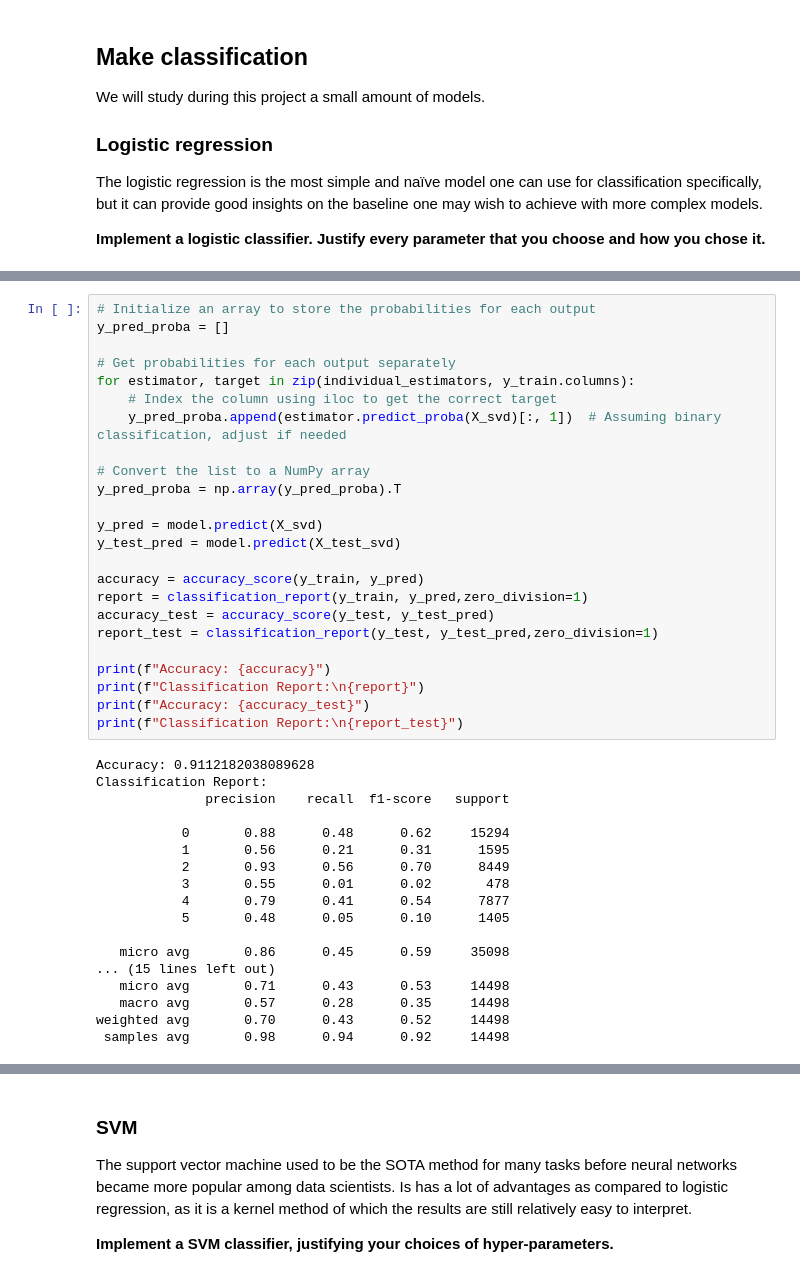
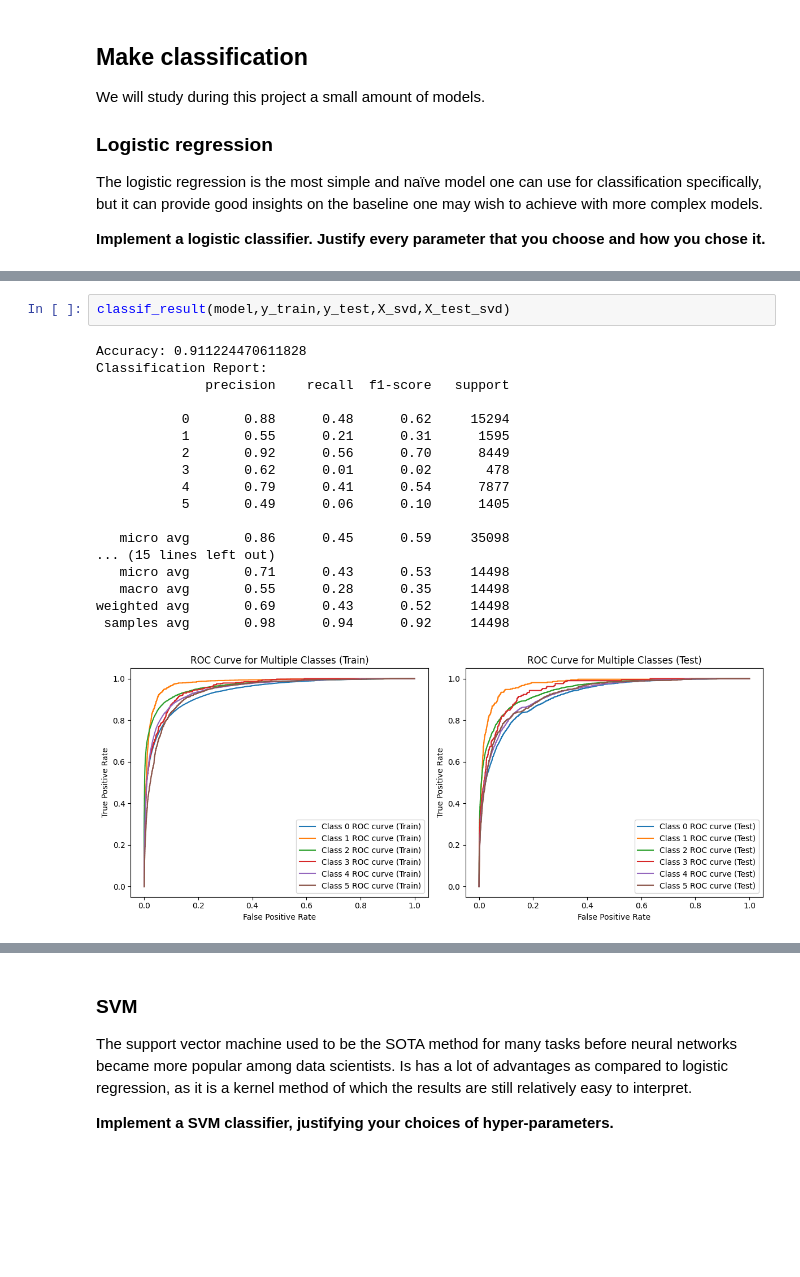
Before and after one commit to godinlu/toxic_comment_classification, a Jupyter notebook: Project_3.ipynb, the cells around one changed output, grey strips where cells are left out. Saved outputs shown, nothing was run; the diff lists cells and outputs as text; blank space fills up the shorter version.

Commit message:
Fonction classif_result

```diff
--- a/Project_3.ipynb
+++ b/Project_3.ipynb
@@ -138,42 +130,21 @@ Please also refer to the documentation for alternative solver options:
 # %%
-# Initialize an array to store the probabilities for each output
-y_pred_proba = []
-
-# Get probabilities for each output separately
-for estimator, target in zip(individual_estimators, y_train.columns):
-    # Index the column using iloc to get the correct target
-    y_pred_proba.append(estimator.predict_proba(X_svd)[:, 1])  # Assuming binary classification, adjust if needed
-
-# Convert the list to a NumPy array
-y_pred_proba = np.array(y_pred_proba).T
-
-y_pred = model.predict(X_svd)
-y_test_pred = model.predict(X_test_svd)
-
-accuracy = accuracy_score(y_train, y_pred)
-report = classification_report(y_train, y_pred,zero_division=1)
-accuracy_test = accuracy_score(y_test, y_test_pred)
-report_test = classification_report(y_test, y_test_pred,zero_division=1)
-
-print(f"Accuracy: {accuracy}")
-print(f"Classification Report:\n{report}")
-print(f"Accuracy: {accuracy_test}")
-print(f"Classification Report:\n{report_test}")
+classif_result(model,y_train,y_test,X_svd,X_test_svd)
 # %% [output]
-Accuracy: 0.9112182038089628
+Accuracy: 0.911224470611828
 Classification Report:
               precision    recall  f1-score   support
 
            0       0.88      0.48      0.62     15294
-           1       0.56      0.21      0.31      1595
-           2       0.93      0.56      0.70      8449
-           3       0.55      0.01      0.02       478
+           1       0.55      0.21      0.31      1595
+           2       0.92      0.56      0.70      8449
+           3       0.62      0.01      0.02       478
            4       0.79      0.41      0.54      7877
-           5       0.48      0.05      0.10      1405
+           5       0.49      0.06      0.10      1405
 
    micro avg       0.86      0.45      0.59     35098
 ... (15 lines left out)
    micro avg       0.71      0.43      0.53     14498
-   macro avg       0.57      0.28      0.35     14498
-weighted avg       0.70      0.43      0.52     14498
+   macro avg       0.55      0.28      0.35     14498
+weighted avg       0.69      0.43      0.52     14498
  samples avg       0.98      0.94      0.92     14498
+[figure, added]
```
Also changed, not shown: parts of 7 cells of this notebook, 1 other file.
